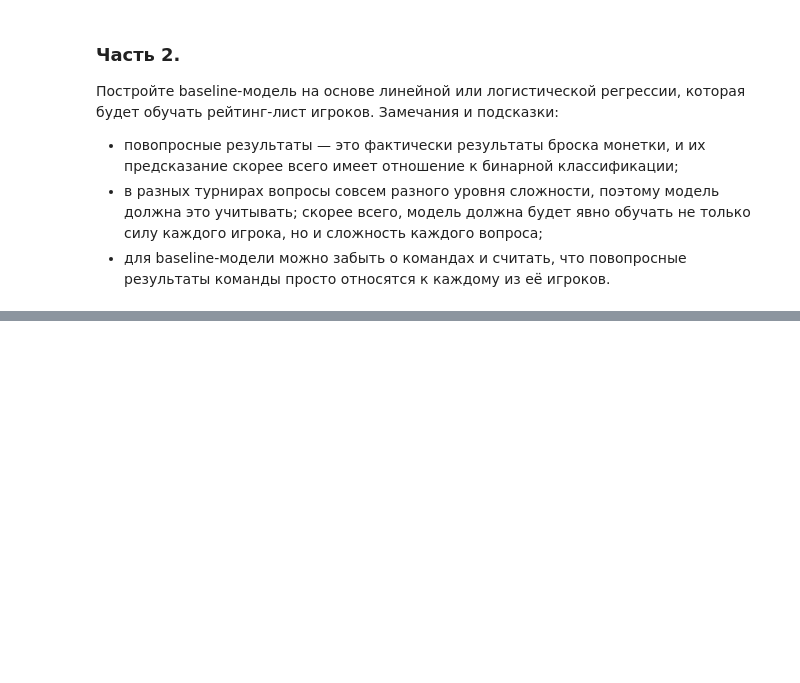
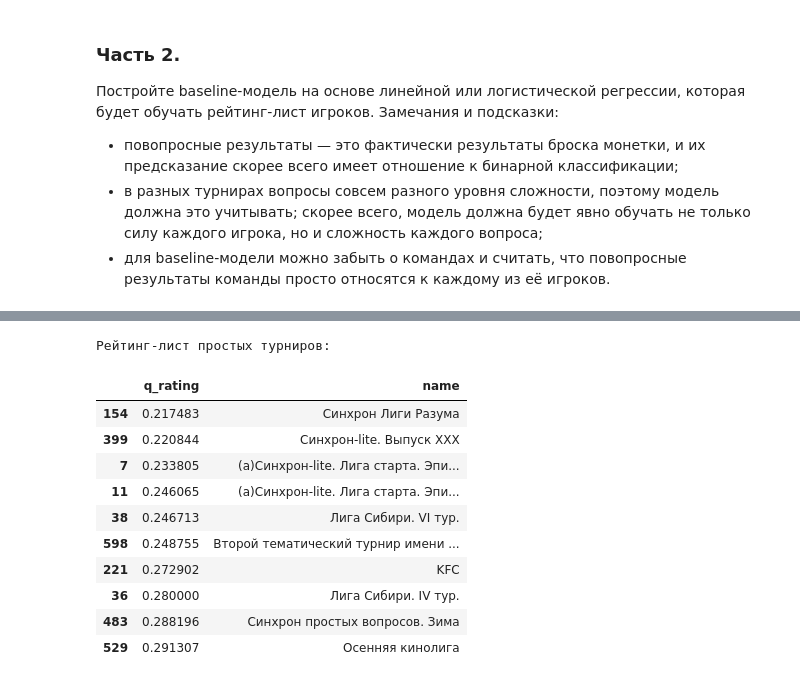
Before and after one commit to IlyasLatypov/MADE_DS, a Jupyter notebook: ADV_ML/HW2/HW2_LatypovID.ipynb, the cells around one changed output, grey strips where cells are left out. Cells and saved outputs as stored; diff of their text form; code cells hidden in the pictures; blank space fills up the shorter version.

```diff
--- a/ADV_ML/HW2/HW2_LatypovID.ipynb
+++ b/ADV_ML/HW2/HW2_LatypovID.ipynb
@@ -238,0 +540,16 @@ ratings.head(15)
+# %%
+print('Рейтинг-лист простых турниров:')
+display(q_rating[["q_rating", "name"]].sort_values(by = ['q_rating'], ascending=True).head(10))
+# %% [output]
+Рейтинг-лист простых турниров:
+|  | q_rating | name |
+| 154 | 0.217483 | Синхрон Лиги Разума |
+| 399 | 0.220844 | Синхрон-lite. Выпуск XXX |
+| 7 | 0.233805 | (а)Синхрон-lite. Лига старта. Эпи... |
+| 11 | 0.246065 | (а)Синхрон-lite. Лига старта. Эпи... |
+| 38 | 0.246713 | Лига Сибири. VI тур. |
+| 598 | 0.248755 | Второй тематический турнир имени ... |
+| 221 | 0.272902 | KFC |
+| 36 | 0.280000 | Лига Сибири. IV тур. |
+| 483 | 0.288196 | Синхрон простых вопросов. Зима |
+| 529 | 0.291307 | Осенняя кинолига |
```
Also changed, not shown: parts of 28 cells of this notebook.
